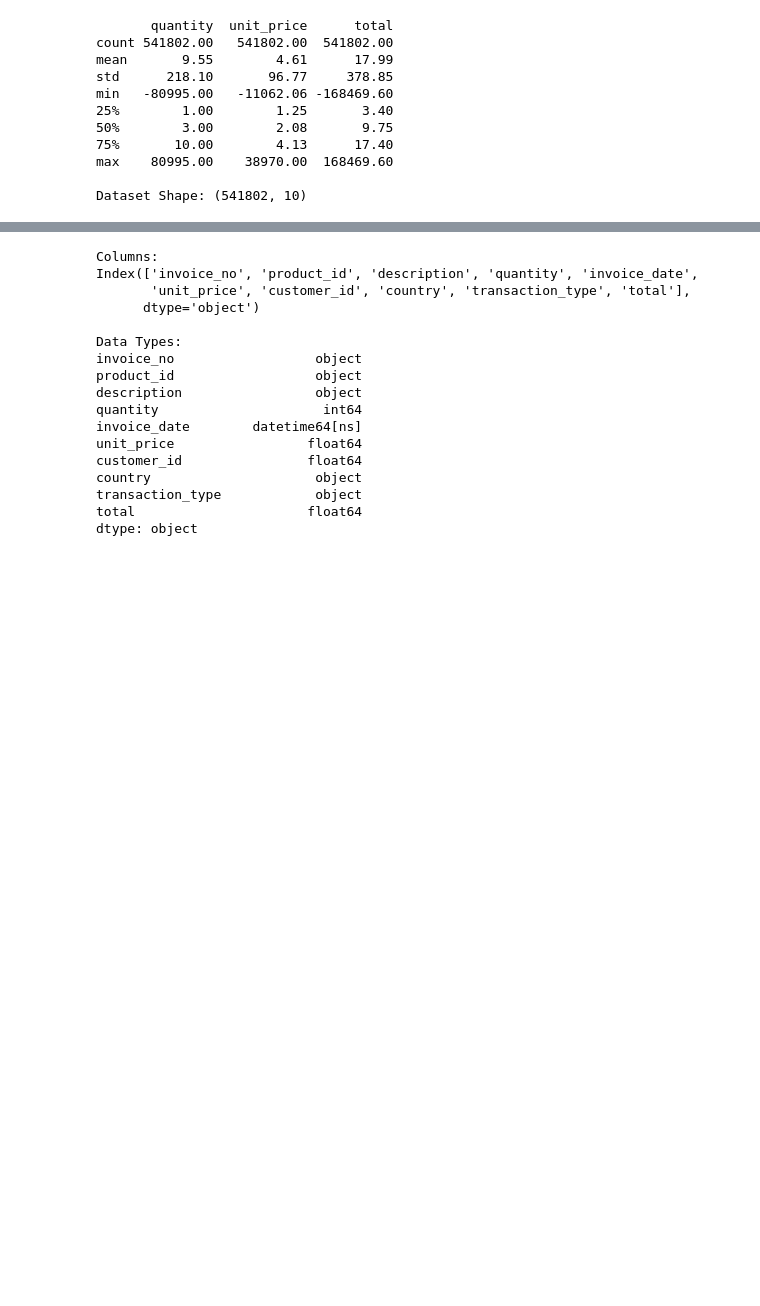
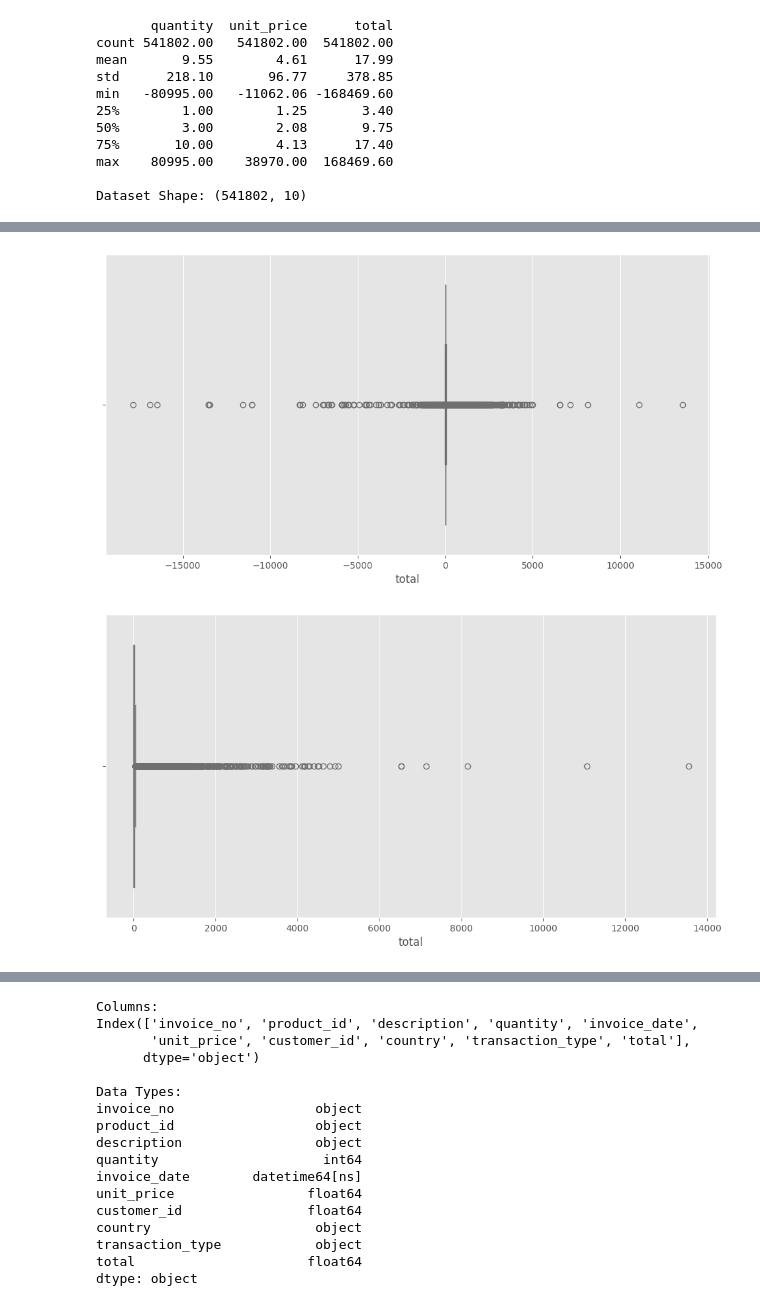
Before and after one commit to MiguelLagoa/E-commerce-Business-Data-Analysis, a Jupyter notebook: eda_fact_sales.ipynb, the cells around one changed output, grey strips where cells are left out. Saved outputs shown, nothing was run; the diff lists cells and outputs as text; code cells hidden in the pictures; blank space fills up the shorter version.

```diff
--- a/eda_fact_sales.ipynb
+++ b/eda_fact_sales.ipynb
@@ -40,0 +90,11 @@ Dataset Shape: (541802, 10)
+# %%
+plt.figure(figsize=(12,6))
+sns.boxplot(x=df_filtered['total'], color = 'skyblue')
+plt.show()
+
+plt.figure(figsize=(12,6))
+sns.boxplot(x=total_sales['total'], color = 'skyblue')
+plt.show()
+# %% [output]
+[figure, added]
+[figure, added]
```
Also changed, not shown: parts of 3 cells of this notebook.
